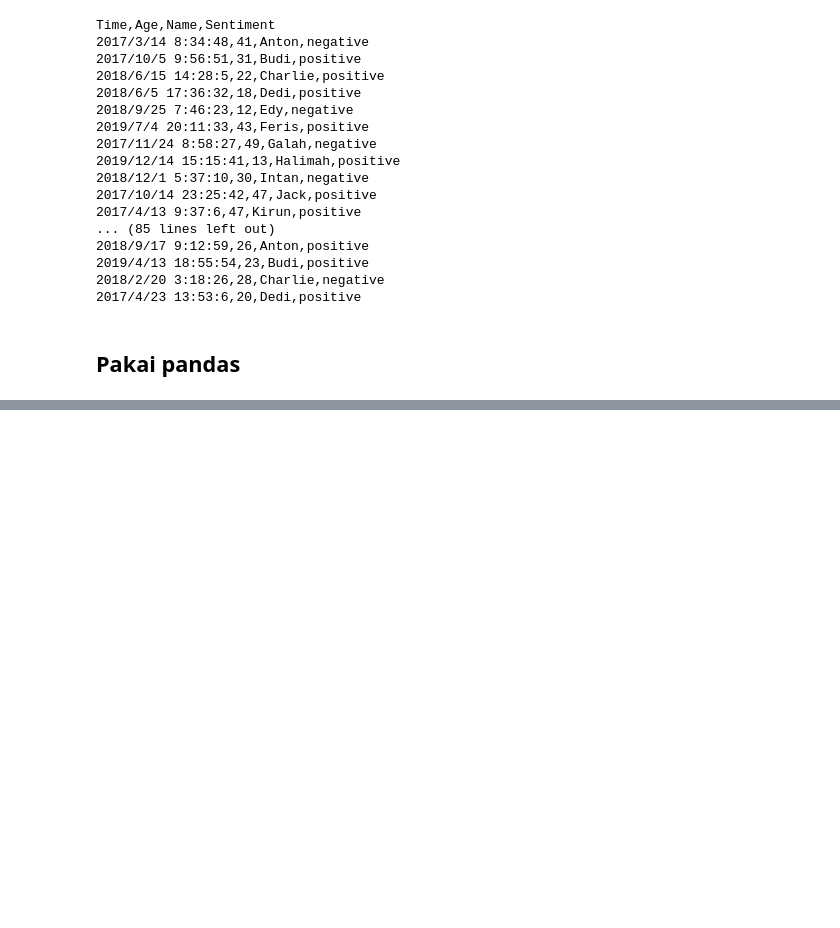
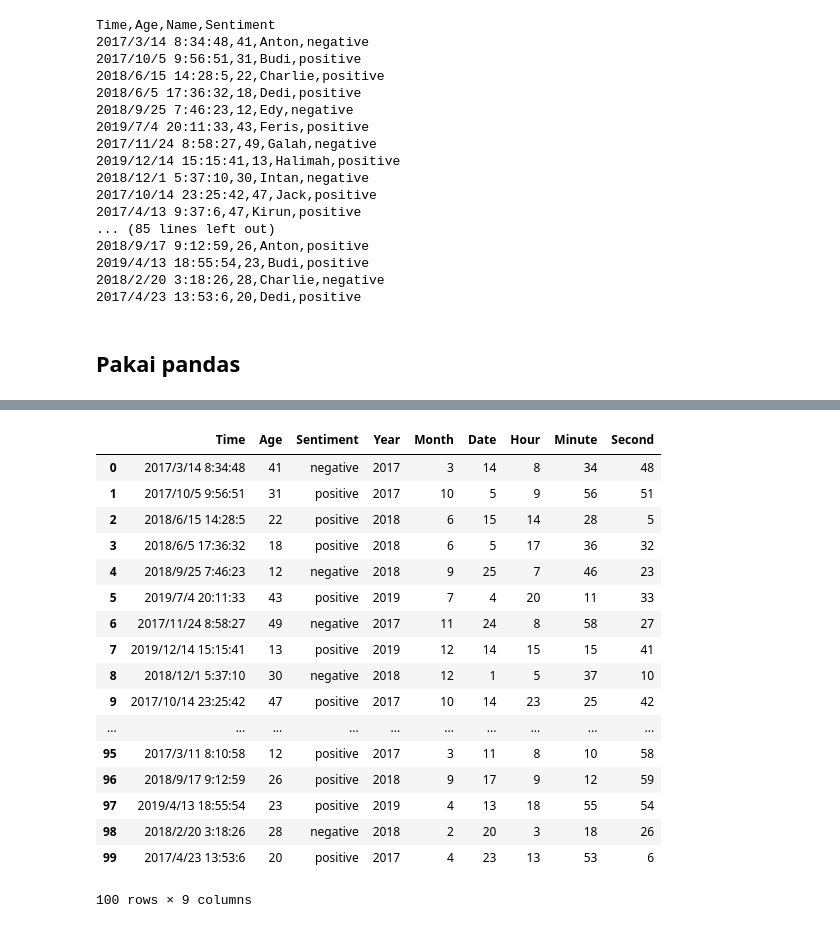
Before and after one commit to goFrendiAsgard/kuliah-2.0, a Jupyter notebook: slides/baca-data-dari-csv.ipynb, the cells around one changed output, grey strips where cells are left out. Drawn from its saved outputs; the diff is of its cells as text; code cells hidden in the pictures; blank space fills up the shorter version.

```diff
--- a/slides/baca-data-dari-csv.ipynb
+++ b/slides/baca-data-dari-csv.ipynb
@@ -111,0 +128,25 @@ df
+# %%
+def turnToNone(val):
+    return None if val == '?' else val
+for field in ['Age', 'Sentiment', 'Year', 'Month', 'Date', 'Hour', 'Minute', 'Date']:
+    df[field] = df[field].apply(turnToNone)
+df
+# %% [output]
+|  | Time | Age | Sentiment | Year | Month | Date | Hour | Minute | Second |
+| 0 | 2017/3/14 8:34:48 | 41 | negative | 2017 | 3 | 14 | 8 | 34 | 48 |
+| 1 | 2017/10/5 9:56:51 | 31 | positive | 2017 | 10 | 5 | 9 | 56 | 51 |
+| 2 | 2018/6/15 14:28:5 | 22 | positive | 2018 | 6 | 15 | 14 | 28 | 5 |
+| 3 | 2018/6/5 17:36:32 | 18 | positive | 2018 | 6 | 5 | 17 | 36 | 32 |
+| 4 | 2018/9/25 7:46:23 | 12 | negative | 2018 | 9 | 25 | 7 | 46 | 23 |
+| 5 | 2019/7/4 20:11:33 | 43 | positive | 2019 | 7 | 4 | 20 | 11 | 33 |
+| 6 | 2017/11/24 8:58:27 | 49 | negative | 2017 | 11 | 24 | 8 | 58 | 27 |
+| 7 | 2019/12/14 15:15:41 | 13 | positive | 2019 | 12 | 14 | 15 | 15 | 41 |
+| 8 | 2018/12/1 5:37:10 | 30 | negative | 2018 | 12 | 1 | 5 | 37 | 10 |
+| 9 | 2017/10/14 23:25:42 | 47 | positive | 2017 | 10 | 14 | 23 | 25 | 42 |
+| ... | ... | ... | ... | ... | ... | ... | ... | ... | ... |
+| 95 | 2017/3/11 8:10:58 | 12 | positive | 2017 | 3 | 11 | 8 | 10 | 58 |
+| 96 | 2018/9/17 9:12:59 | 26 | positive | 2018 | 9 | 17 | 9 | 12 | 59 |
+| 97 | 2019/4/13 18:55:54 | 23 | positive | 2019 | 4 | 13 | 18 | 55 | 54 |
+| 98 | 2018/2/20 3:18:26 | 28 | negative | 2018 | 2 | 20 | 3 | 18 | 26 |
+| 99 | 2017/4/23 13:53:6 | 20 | positive | 2017 | 4 | 23 | 13 | 53 | 6 |
+100 rows × 9 columns
```
Also changed, not shown: parts of 11 cells of this notebook, 1 other file.
